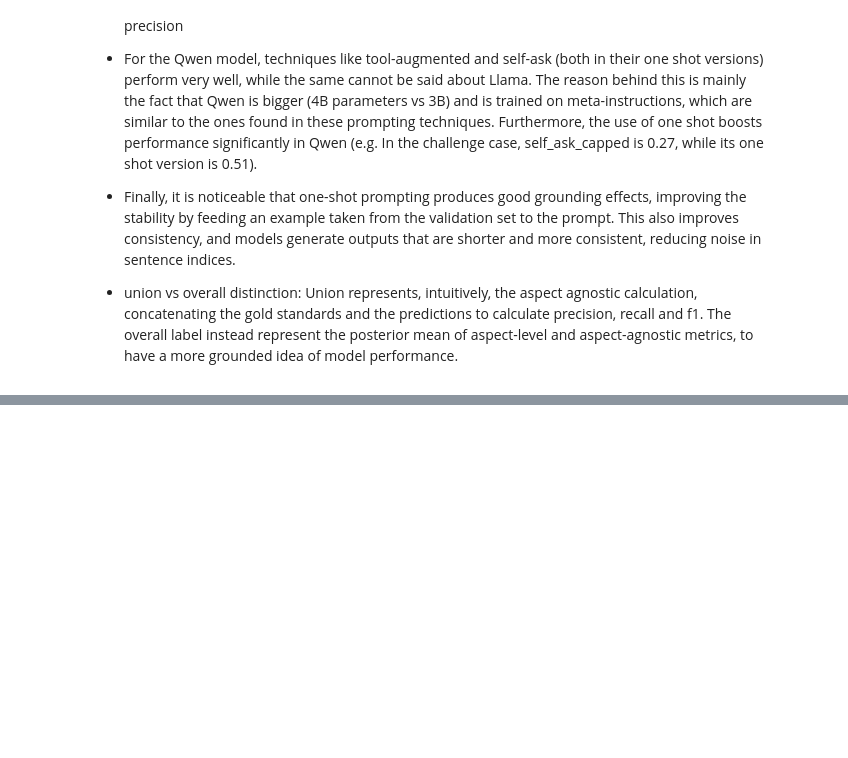
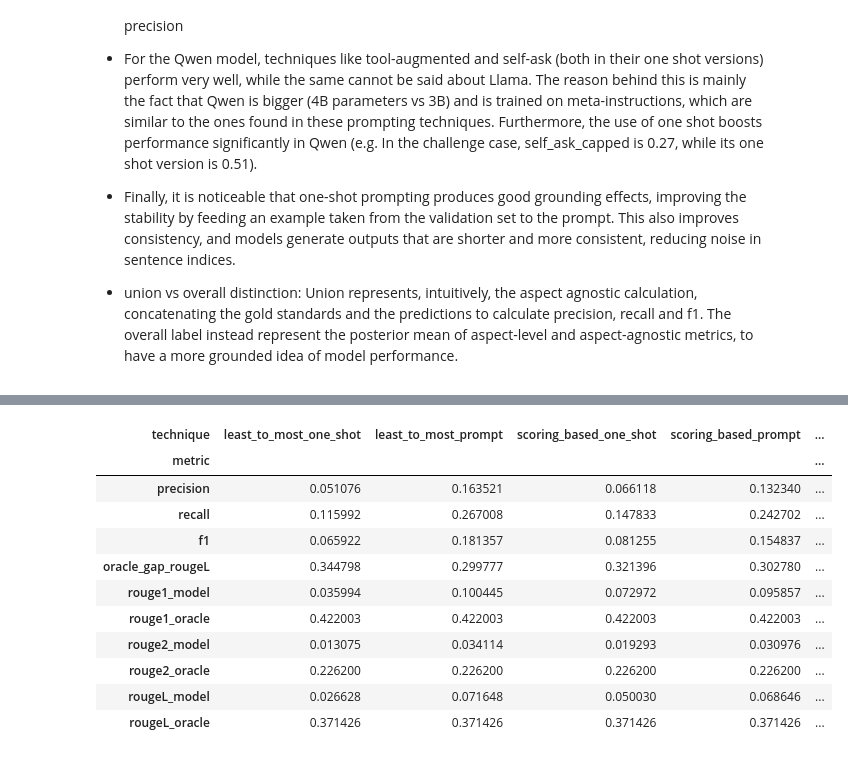
Before and after one commit to fedemarchits/Extractive-Summarization-with-LLMs-and-Heuristics, a Jupyter notebook: Track_A_fast.ipynb, the cells around one changed output, grey strips where cells are left out. Cells and saved outputs as stored; diff of their text form; code cells hidden in the pictures; blank space fills up the shorter version.

Commit message:
Addition of Qwen2.5

```diff
--- a/Track_A_fast.ipynb
+++ b/Track_A_fast.ipynb
@@ -1703,0 +1722,4 @@ union_df_q_capped
+# %%
+model_name = "Qwen/Qwen2.5-3B-Instruct" # Or "meta-llama/Llama-3.2-3B-Instruct" || Qwen/Qwen3-4B
+
+model, tokenizer = load_model_and_tokenizer(model_name)
@@ -1703,0 +1729,22 @@ union_df_q_capped
+# %%
+results_qwen_s = []
+for tech in techniques:
+    print(f"Model Name: {model_name} | Technique: {tech}")
+    res = run_evaluation_with_rouge_and_oracle(
+        dataset=dataset,
+        model_name=model_name,
+        model=model,
+        tokenizer=tokenizer,
+        prompt_technique=tech,
+        gold_all=gold_all,
+        aspects=ASPECTS,
+        abs_by_id=abs_by_id,
+        start=0,
+        stop=None,
+        verbose=True,
+        oracle_max_len=None,
+        capped = False
+    )
+    results_qwen_s.append(res)
+
+df_docs_qwen_s, df_summary_qwen_s = results_to_dataframe(results_qwen_s)
@@ -1703,0 +1770,22 @@ union_df_q_capped
+# %%
+challenge_df_qs, approach_df_qs, outcome_df_qs, union_df_qs, overall_df_qs = make_three_aspect_tables(
+    df_summary_qwen_s,
+    include_metrics=["precision","recall","f1","rouge1_model","rouge2_model","rougeL_model",
+                     "rouge1_oracle","rouge2_oracle","rougeL_oracle","oracle_gap_rougeL"],
+    multi_model_columns=False,
+)
+# %%
+challenge_df_qs
+# %% [output]
+| technique | least_to_most_one_shot | least_to_most_prompt | scoring_based_one_shot | scoring_based_prompt | ... |
+| metric |  |  |  |  | ... |
+| precision | 0.051076 | 0.163521 | 0.066118 | 0.132340 | ... |
+| recall | 0.115992 | 0.267008 | 0.147833 | 0.242702 | ... |
+| f1 | 0.065922 | 0.181357 | 0.081255 | 0.154837 | ... |
+| oracle_gap_rougeL | 0.344798 | 0.299777 | 0.321396 | 0.302780 | ... |
+| rouge1_model | 0.035994 | 0.100445 | 0.072972 | 0.095857 | ... |
+| rouge1_oracle | 0.422003 | 0.422003 | 0.422003 | 0.422003 | ... |
+| rouge2_model | 0.013075 | 0.034114 | 0.019293 | 0.030976 | ... |
+| rouge2_oracle | 0.226200 | 0.226200 | 0.226200 | 0.226200 | ... |
+| rougeL_model | 0.026628 | 0.071648 | 0.050030 | 0.068646 | ... |
+| rougeL_oracle | 0.371426 | 0.371426 | 0.371426 | 0.371426 | ... |
```
Also changed, not shown: parts of 18 cells of this notebook.
